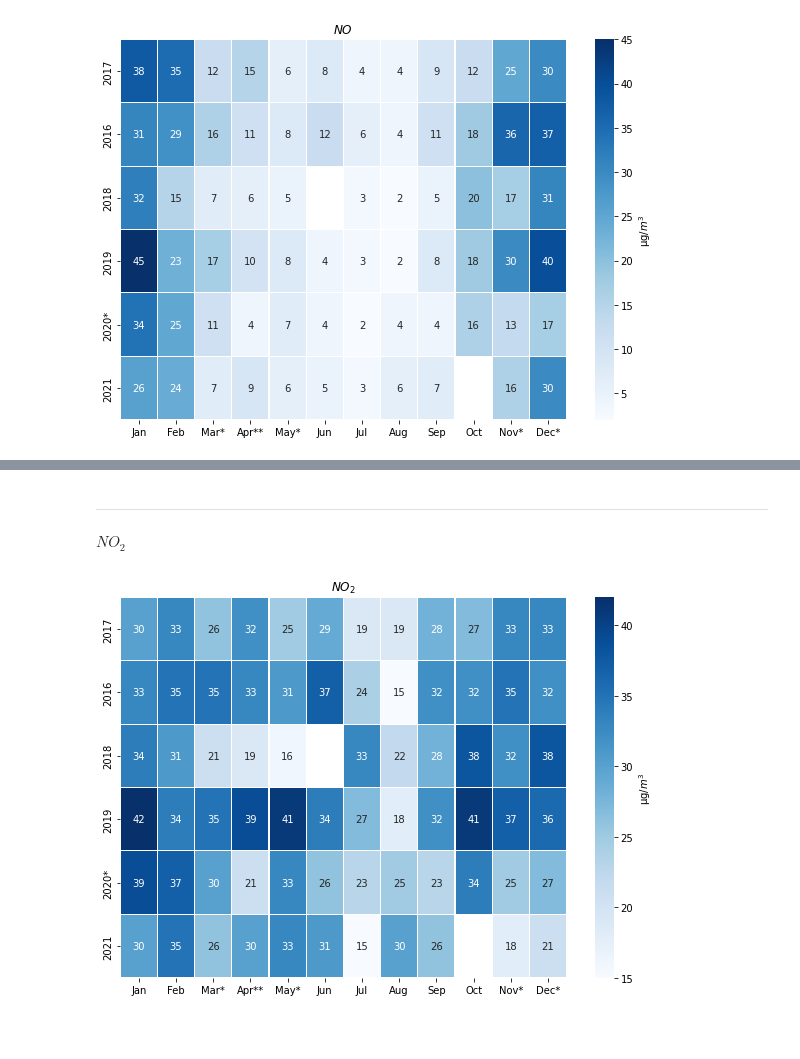
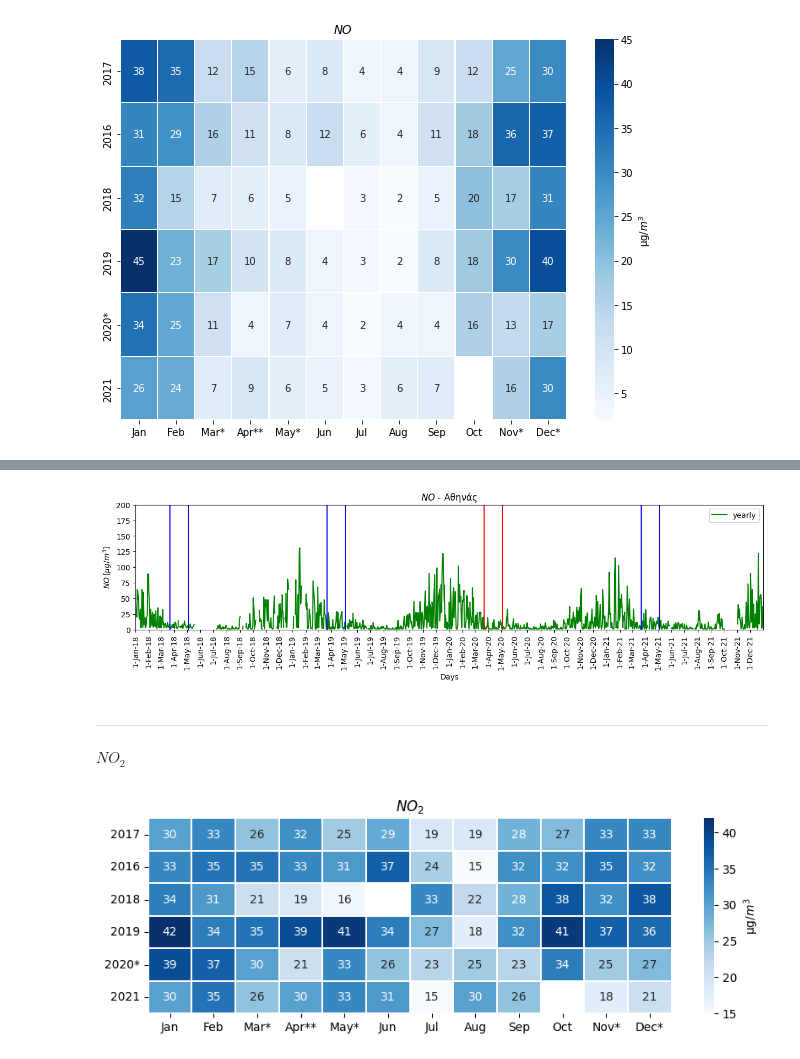
Before and after one commit to costpetrides/Air-pollution-COVID-19-impact, a Jupyter notebook: Yearly/GEO.ipynb, the cells around one changed output, grey strips where cells are left out. Saved outputs shown, nothing was run; the diff lists cells and outputs as text; code cells hidden in the pictures; blank space fills up the shorter version.

```diff
--- a/Yearly/GEO.ipynb
+++ b/Yearly/GEO.ipynb
@@ -228,33 +211,73 @@ plt.show()
+# %%
+plt.figure(figsize=(15,3))
+plt.title("$NO$ - Aθηνάς")
+
+plt.xlabel('Days')
+plt.ylabel('$NO \: [μg/m^{3}$]')
+
+plt.title("$NO$ - Aθηνάς")
+
+x=[]
+for i in df['NO']:
+  if i==0:
+    x+=[None]
+  else:
+    x+=[i]
+
+plt.plot(df['DAY'], x, 'g', label='yearly')
+plt.legend()
+
+plt.xticks(['1-Jan-18','1-Feb-18','1-Mar-18','1-Apr-18','1-May-18','1-Jun-18','1-Jul-18','1-Aug-18','1-Sep-18','1-Oct-18','1-Nov-18','1-Dec-18','1-Jan-19','1-Feb-19','1-Mar-19','1-Apr-19','1-May-19','1-Jun-19','1-Jul-19','1-Aug-19','1-Sep-19','1-Oct-19','1-Nov-19','1-Dec-19','1-Jan-20','1-Feb-20','1-Mar-20','1-Apr-20','1-May-20','1-Jun-20','1-Jul-20','1-Aug-20','1-Sep-20','1-Oct-20','1-Nov-20','1-Dec-20' , '1-Jan-21', '1-Feb-21','1-Mar-21','1-Apr-21','1-May-21','1-Jun-21','1-Jul-21','1-Aug-21','1-Sep-21','1-Oct-21','1-Nov-21','1-Dec-21'])
+plt.xticks(rotation=90)
+plt.xlim('1-Jan-18' ,'31-Dec-21')
+plt.ylim(0,200)
+
+plt.axvline(x='22-Mar-18' ,color='b')
+plt.axvline(x='4-May-18' ,color='b')
+
+plt.axvline(x='22-Mar-19' ,color='b')
+plt.axvline(x='4-May-19' ,color='b')
+
+plt.axvline(x='22-Mar-20' ,color='r')
+plt.axvline(x='4-May-20' ,color='r')
+
+plt.axvline(x='22-Mar-21' ,color='b')
+plt.axvline(x='4-May-21' ,color='b')
+plt.xticks(rotation=90)
+
+plt.show()
+# %% [output]
+[figure, added]
 # %% [markdown]
 ---
 **$NO_{2}$**
 # %%
 import numpy as np
 import seaborn as sn
 import matplotlib.pyplot as plt
 import pandas as pd
 
 
 array = [[ 30, 33, 26, 32, 25, 29, 19, 19, 28, 27, 33, 33],
          [ 33, 35, 35, 33, 31, 37, 24, 15, 32, 32, 35, 32],
          [ 34, 31, 21, 19, 16, None, 33, 22, 28, 38, 32, 38],    # G: years and S: months
          [ 42, 34, 35, 39, 41, 34, 27, 18, 32, 41, 37, 36],
          [ 39, 37, 30, 21, 33, 26, 23, 25, 23, 34, 25, 27],
          [ 30, 35,  26, 30, 33, 31, 15, 30, 26, None, 18, 21]]
 
 month=['Jan', 'Feb', 'Mar*', 'Apr**', 'May*', 'Jun', 'Jul', 'Aug', 'Sep', 'Oct', 'Nov*', 'Dec*']
 year=['2017','2016','2018','2019','2020*','2021']
 
 df_cm = pd.DataFrame(array, index = year,
                      columns = month)
 
-plt.figure(figsize = (10,7))
+plt.figure(figsize = (10,3))
 
 
 plt.title('$NO_{2}$')
 sn.heatmap(df_cm, annot=True, linewidth=0.01, cbar_kws={'label': 'μg/$m^{3}$'}, cmap='Blues', fmt='g' )
 
 plt.savefig('heatmap.png')
 plt.savefig('heatmap.pdf')
 # %% [output]
-[figure, old version]
+[figure, new version]
```
Also changed, not shown: parts of 8 cells of this notebook.
